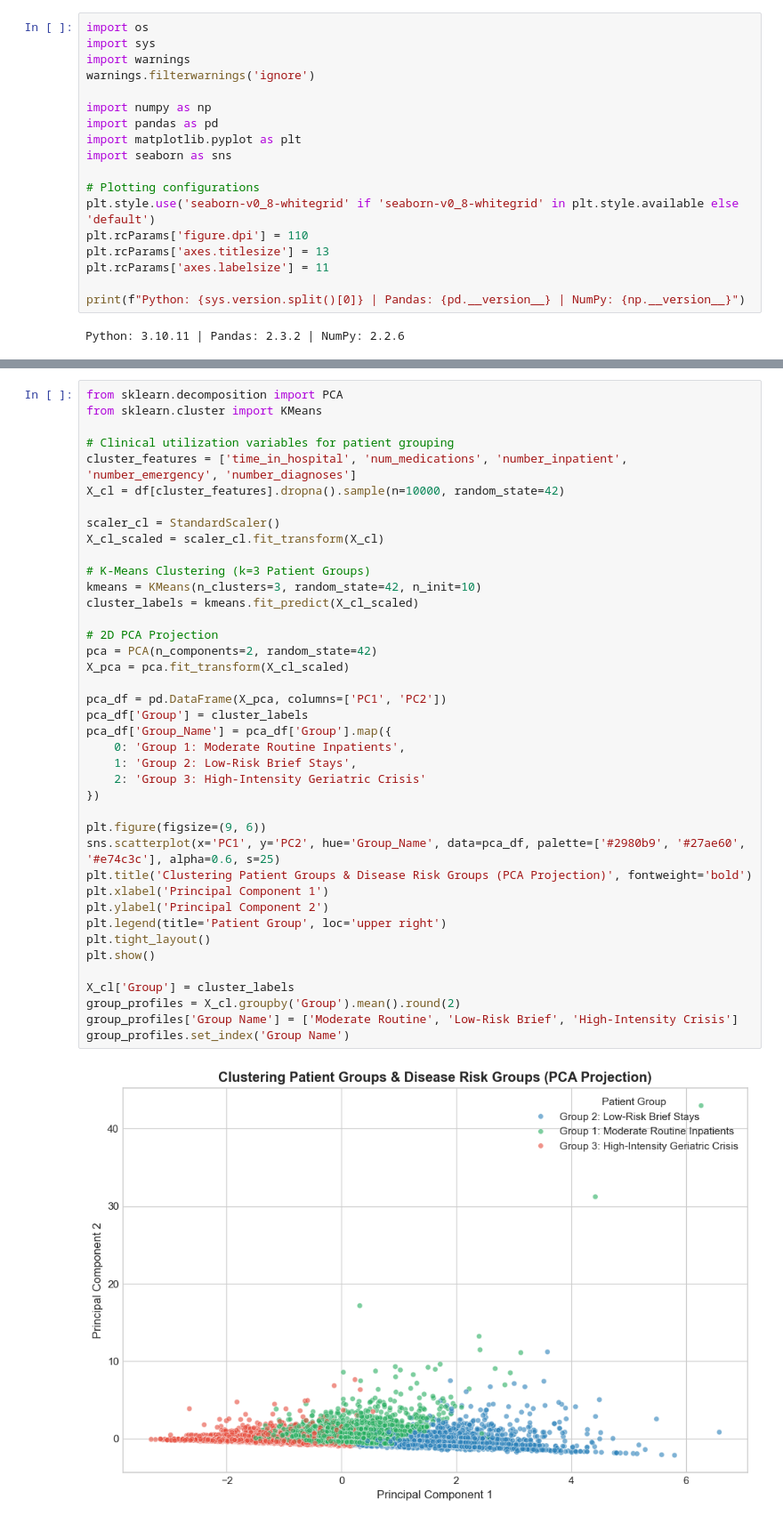
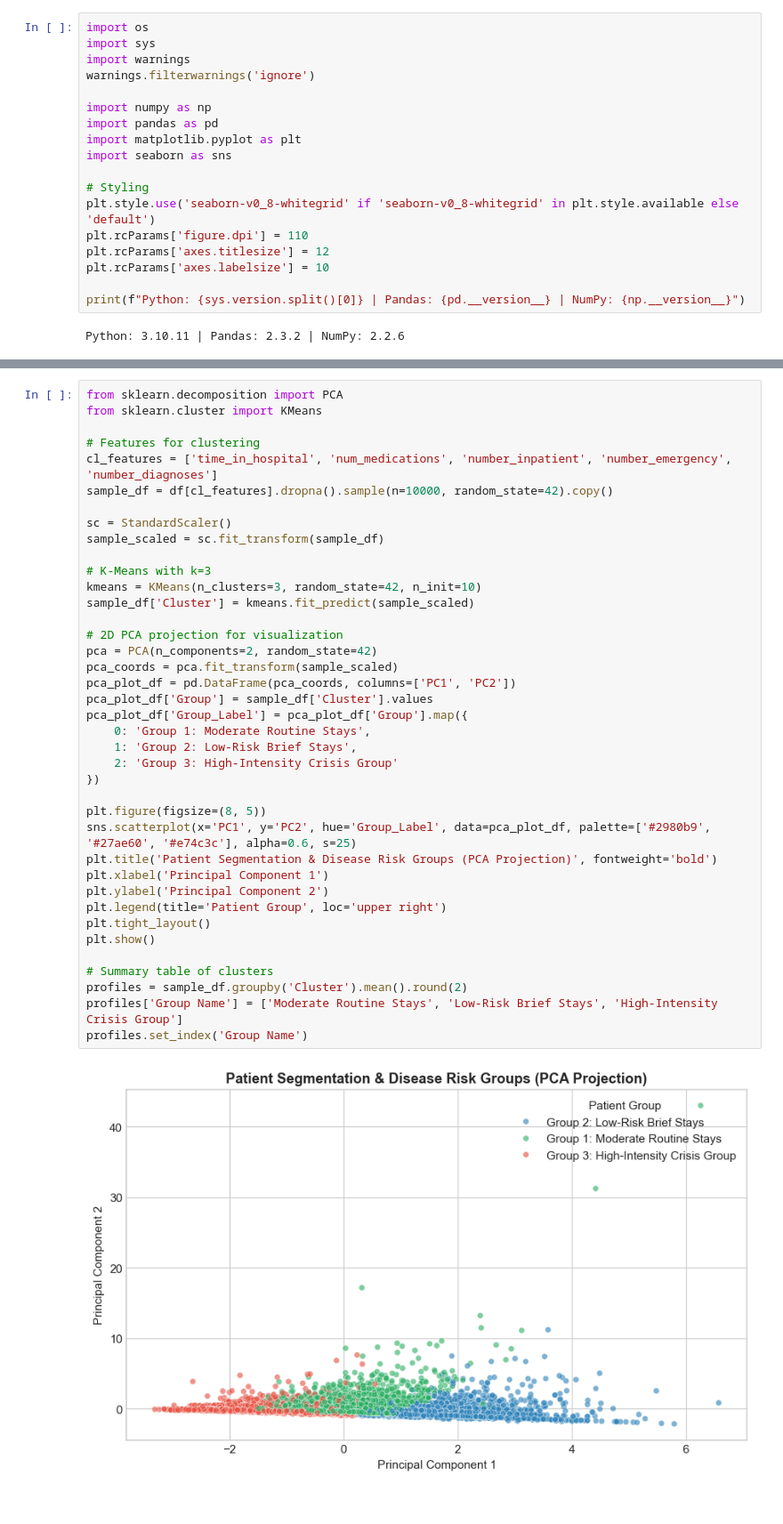
Before and after one commit to akshad1007/Hospital-Readmission-Patient-Analytics, a Jupyter notebook: Project_1_Hospital_Readmission_Risk_Analytics_Problem_Definition_and_Planning.ipynb, the cells around one changed output, grey strips where cells are left out. Shown at 89% size. Cells and saved outputs as stored; diff of their text form.

```diff
--- a/Project_1_Hospital_Readmission_Risk_Analytics_Problem_Definition_and_Planning.ipynb
+++ b/Project_1_Hospital_Readmission_Risk_Analytics_Problem_Definition_and_Planning.ipynb
@@ -84,11 +89,11 @@ import pandas as pd
 import matplotlib.pyplot as plt
 import seaborn as sns
 
-# Plotting configurations
+# Styling
 plt.style.use('seaborn-v0_8-whitegrid' if 'seaborn-v0_8-whitegrid' in plt.style.available else 'default')
 plt.rcParams['figure.dpi'] = 110
-plt.rcParams['axes.titlesize'] = 13
-plt.rcParams['axes.labelsize'] = 11
+plt.rcParams['axes.titlesize'] = 12
+plt.rcParams['axes.labelsize'] = 10
 
 print(f"Python: {sys.version.split()[0]} | Pandas: {pd.__version__} | NumPy: {np.__version__}")
 # %% [output]
@@ -304,44 +316,43 @@ High Risk (1)       0.17      0.48      0.25      2271
 # %%
 from sklearn.decomposition import PCA
 from sklearn.cluster import KMeans
 
-# Clinical utilization variables for patient grouping
-cluster_features = ['time_in_hospital', 'num_medications', 'number_inpatient', 'number_emergency', 'number_diagnoses']
-X_cl = df[cluster_features].dropna().sample(n=10000, random_state=42)
+# Features for clustering
+cl_features = ['time_in_hospital', 'num_medications', 'number_inpatient', 'number_emergency', 'number_diagnoses']
+sample_df = df[cl_features].dropna().sample(n=10000, random_state=42).copy()
 
-scaler_cl = StandardScaler()
-X_cl_scaled = scaler_cl.fit_transform(X_cl)
+sc = StandardScaler()
+sample_scaled = sc.fit_transform(sample_df)
 
-# K-Means Clustering (k=3 Patient Groups)
+# K-Means with k=3
 kmeans = KMeans(n_clusters=3, random_state=42, n_init=10)
-cluster_labels = kmeans.fit_predict(X_cl_scaled)
+sample_df['Cluster'] = kmeans.fit_predict(sample_scaled)
 
-# 2D PCA Projection
+# 2D PCA projection for visualization
 pca = PCA(n_components=2, random_state=42)
-X_pca = pca.fit_transform(X_cl_scaled)
-
-pca_df = pd.DataFrame(X_pca, columns=['PC1', 'PC2'])
-pca_df['Group'] = cluster_labels
-pca_df['Group_Name'] = pca_df['Group'].map({
-    0: 'Group 1: Moderate Routine Inpatients',
+pca_coords = pca.fit_transform(sample_scaled)
+pca_plot_df = pd.DataFrame(pca_coords, columns=['PC1', 'PC2'])
+pca_plot_df['Group'] = sample_df['Cluster'].values
+pca_plot_df['Group_Label'] = pca_plot_df['Group'].map({
+    0: 'Group 1: Moderate Routine Stays',
     1: 'Group 2: Low-Risk Brief Stays',
-    2: 'Group 3: High-Intensity Geriatric Crisis'
+    2: 'Group 3: High-Intensity Crisis Group'
 })
 
-plt.figure(figsize=(9, 6))
-sns.scatterplot(x='PC1', y='PC2', hue='Group_Name', data=pca_df, palette=['#2980b9', '#27ae60', '#e74c3c'], alpha=0.6, s=25)
-plt.title('Clustering Patient Groups & Disease Risk Groups (PCA Projection)', fontweight='bold')
+plt.figure(figsize=(8, 5))
+sns.scatterplot(x='PC1', y='PC2', hue='Group_Label', data=pca_plot_df, palette=['#2980b9', '#27ae60', '#e74c3c'], alpha=0.6, s=25)
+plt.title('Patient Segmentation & Disease Risk Groups (PCA Projection)', fontweight='bold')
 plt.xlabel('Principal Component 1')
 plt.ylabel('Principal Component 2')
 plt.legend(title='Patient Group', loc='upper right')
 plt.tight_layout()
 plt.show()
 
-X_cl['Group'] = cluster_labels
-group_profiles = X_cl.groupby('Group').mean().round(2)
-group_profiles['Group Name'] = ['Moderate Routine', 'Low-Risk Brief', 'High-Intensity Crisis']
-group_profiles.set_index('Group Name')
+# Summary table of clusters
+profiles = sample_df.groupby('Cluster').mean().round(2)
+profiles['Group Name'] = ['Moderate Routine Stays', 'Low-Risk Brief Stays', 'High-Intensity Crisis Group']
+profiles.set_index('Group Name')
 # %% [output]
-[figure, old version]
+[figure, new version]
 |  | time_in_hospital | num_medications | number_inpatient | number_emergency | number_diagnoses |
 | Group Name |  |  |  |  |  |
```
Also changed, not shown: parts of 16 cells of this notebook, 2 other files.
